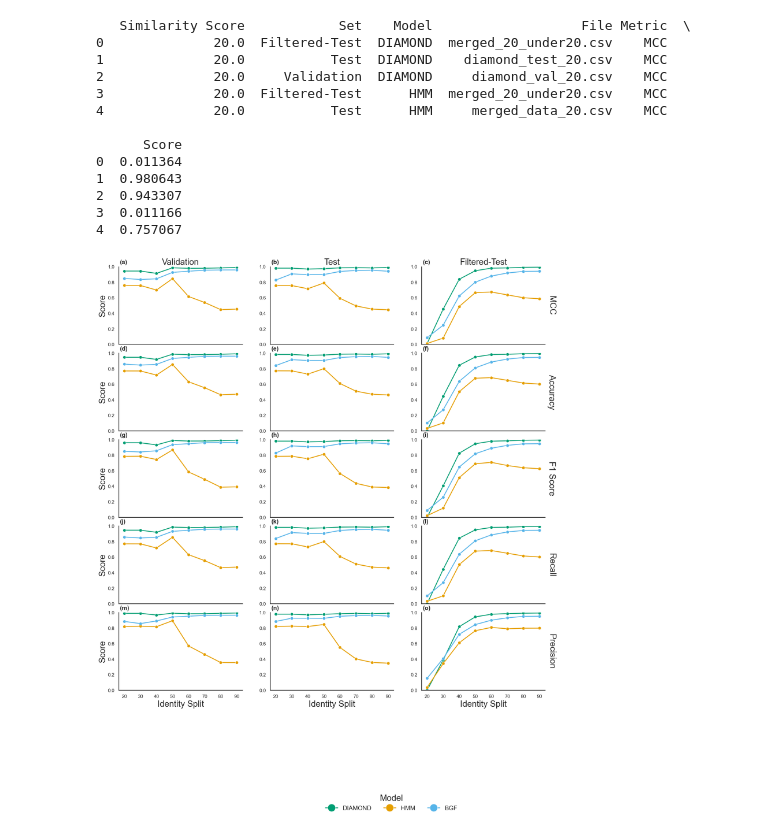
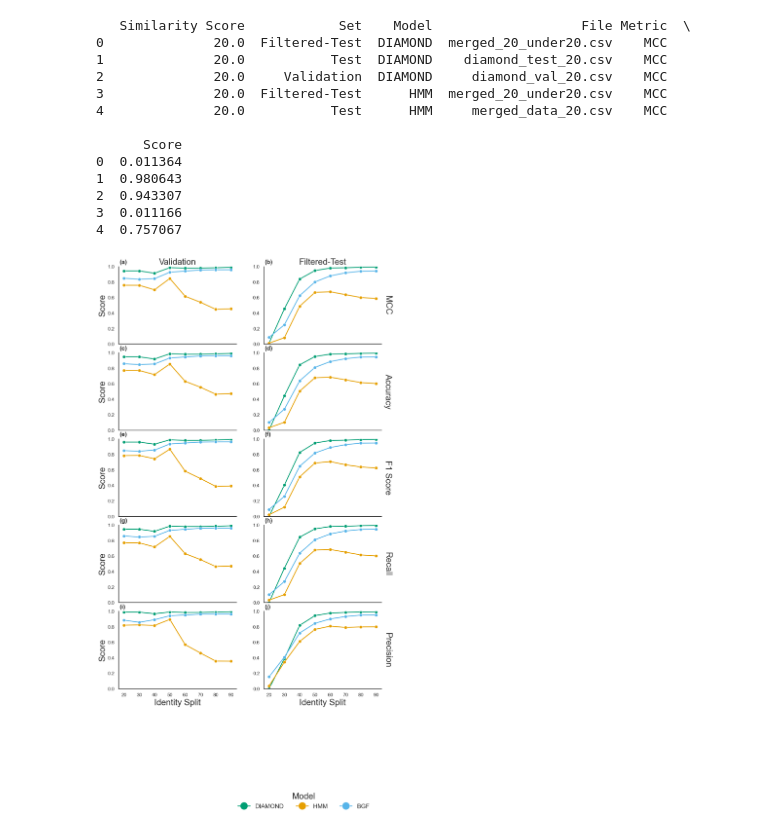
Before and after one commit to nimuh/biogeoformer, a Jupyter notebook: BioGeoFormer_manuscript/scripts/step_8_evaluating_models/8.1_performance_metric_calculations_allsets.ipynb, the cells around one changed output. Saved outputs shown, nothing was run; the diff lists cells and outputs as text; code cells hidden in the pictures.

Commit message:
updates to the manuscript, remove test in figure 2 and only have val and filtered-test

```diff
--- a/BioGeoFormer_manuscript/scripts/step_8_evaluating_models/8.1_performance_metric_calculations_allsets.ipynb
+++ b/BioGeoFormer_manuscript/scripts/step_8_evaluating_models/8.1_performance_metric_calculations_allsets.ipynb
@@ -905,7 +923,7 @@ sns.set_context("talk", font_scale=1.4)
 # Ensure Set is ordered: Validation first, Test second
 plot_df_pretty['Set'] = pd.Categorical(
     plot_df_pretty['Set'],
-    categories=['Validation', 'Test', 'Filtered-Test'],
+    categories=['Validation', 'Filtered-Test'],
     ordered=True
 )
 
@@ -943,33 +961,33 @@ g.set_axis_labels("Identity Split", "Score")
 g.add_legend(
     title="Model",
     fontsize=18,
     title_fontsize=20,
     frameon=False,
     markerscale=2.5,
     loc="lower center",
     bbox_to_anchor=(0.5, -0.05),  # centered
     ncol=3
 )
 
 # Adjust plot layout for legend
 g.fig.subplots_adjust(top=0.95, bottom=0.18)
 
 # Add panel labels (a, b, c…)
 axes = g.axes.flatten()
 panel_labels = list(string.ascii_lowercase)
 for i, ax in enumerate(axes):
     ax.text(
         0.01, 1.02, f"({panel_labels[i]})",
         transform=ax.transAxes,
         fontsize=18,
         fontweight='bold',
         va='bottom',
         ha='left'
     )
 
 # Show the final plot
 plt.show()
 # %% [output]
-[figure, old version]
+[figure, new version]
 # %%
 g.savefig("../../results/figures/evaluation_metrics_val_test_filtered_test.png", dpi=600, bbox_inches='tight')
```
Also changed, not shown: parts of 4 cells of this notebook, 32 other files.
